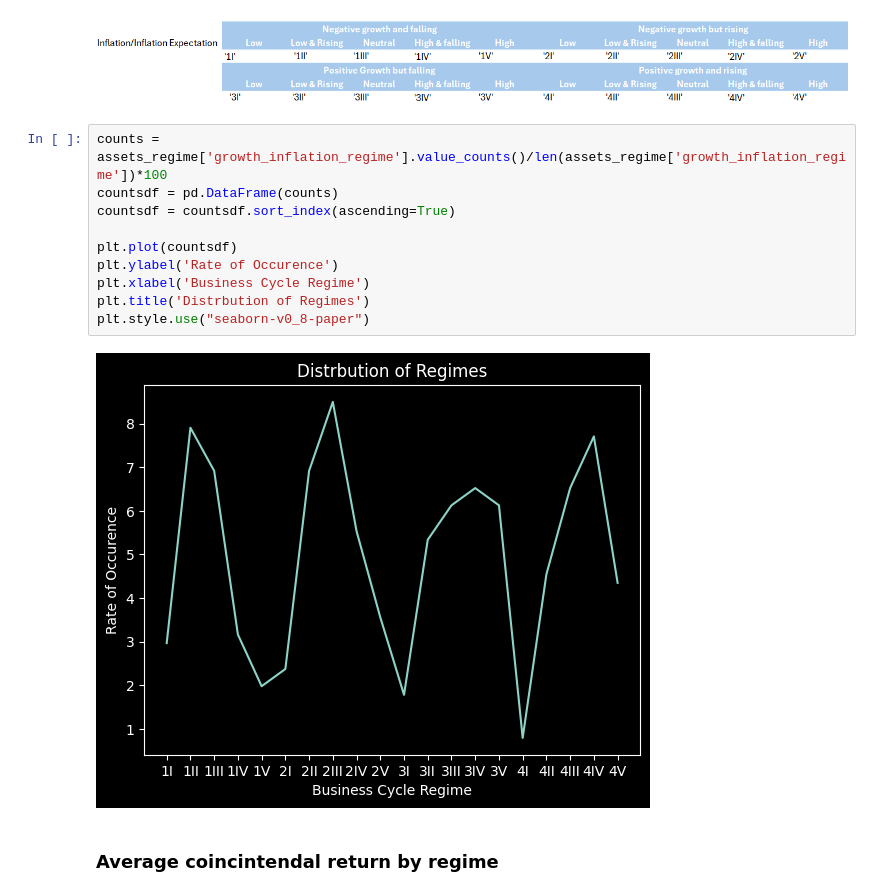
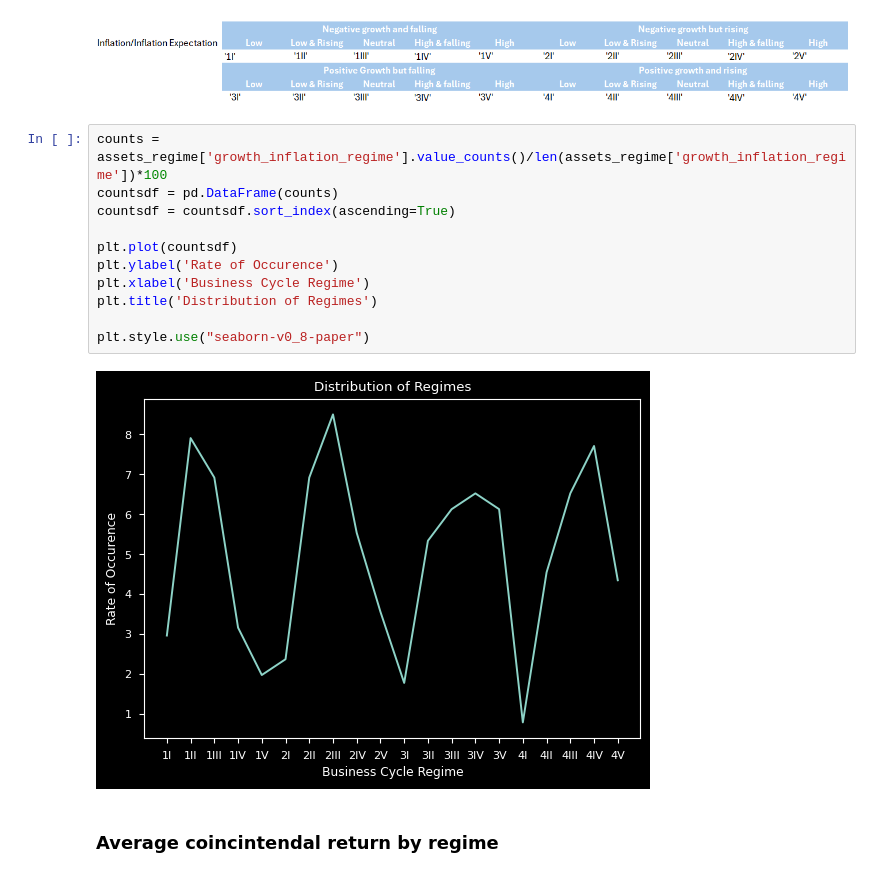
Before and after one commit to PatrickHLewis/Macro-Dashboard, a Jupyter notebook: Macro_Dashboard/Asset_Classes/Multi-Asset/Business_Cycle.ipynb, the cells around one changed output. Saved outputs shown, nothing was run; the diff lists cells and outputs as text.

```diff
--- a/Macro_Dashboard/Asset_Classes/Multi-Asset/Business_Cycle.ipynb
+++ b/Macro_Dashboard/Asset_Classes/Multi-Asset/Business_Cycle.ipynb
@@ -202,15 +202,16 @@ for j in range(3):
 # %%
 counts = assets_regime['growth_inflation_regime'].value_counts()/len(assets_regime['growth_inflation_regime'])*100
 countsdf = pd.DataFrame(counts)
 countsdf = countsdf.sort_index(ascending=True)
 
 plt.plot(countsdf)
 plt.ylabel('Rate of Occurence')
 plt.xlabel('Business Cycle Regime')
-plt.title('Distrbution of Regimes')
+plt.title('Distribution of Regimes')
+
 plt.style.use("seaborn-v0_8-paper")
 # %% [output]
-[figure, old version]
+[figure, new version]
 # %% [markdown]
 ### Average coincintendal return by regime
 # %%
```
Also changed, not shown: parts of 1 cell of this notebook, 1 other file.
